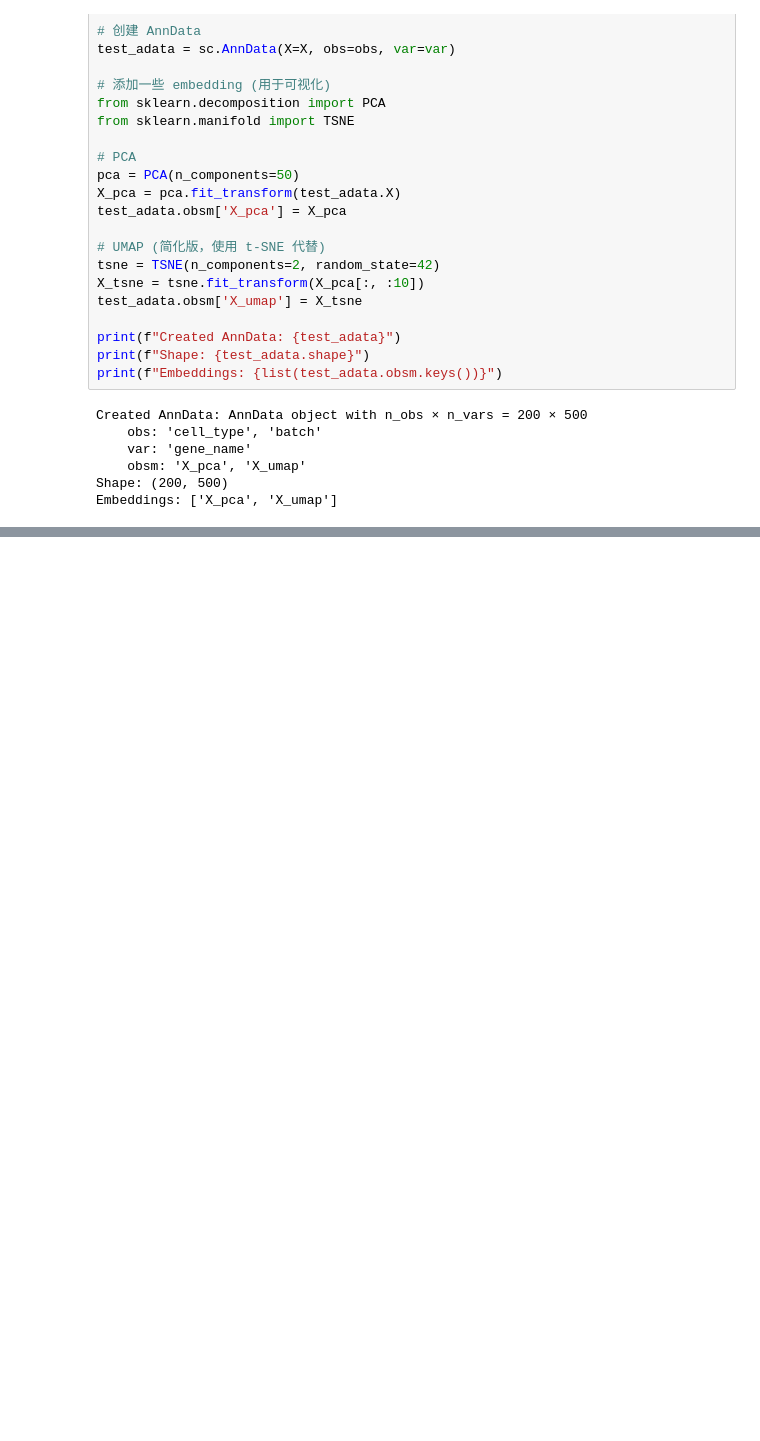
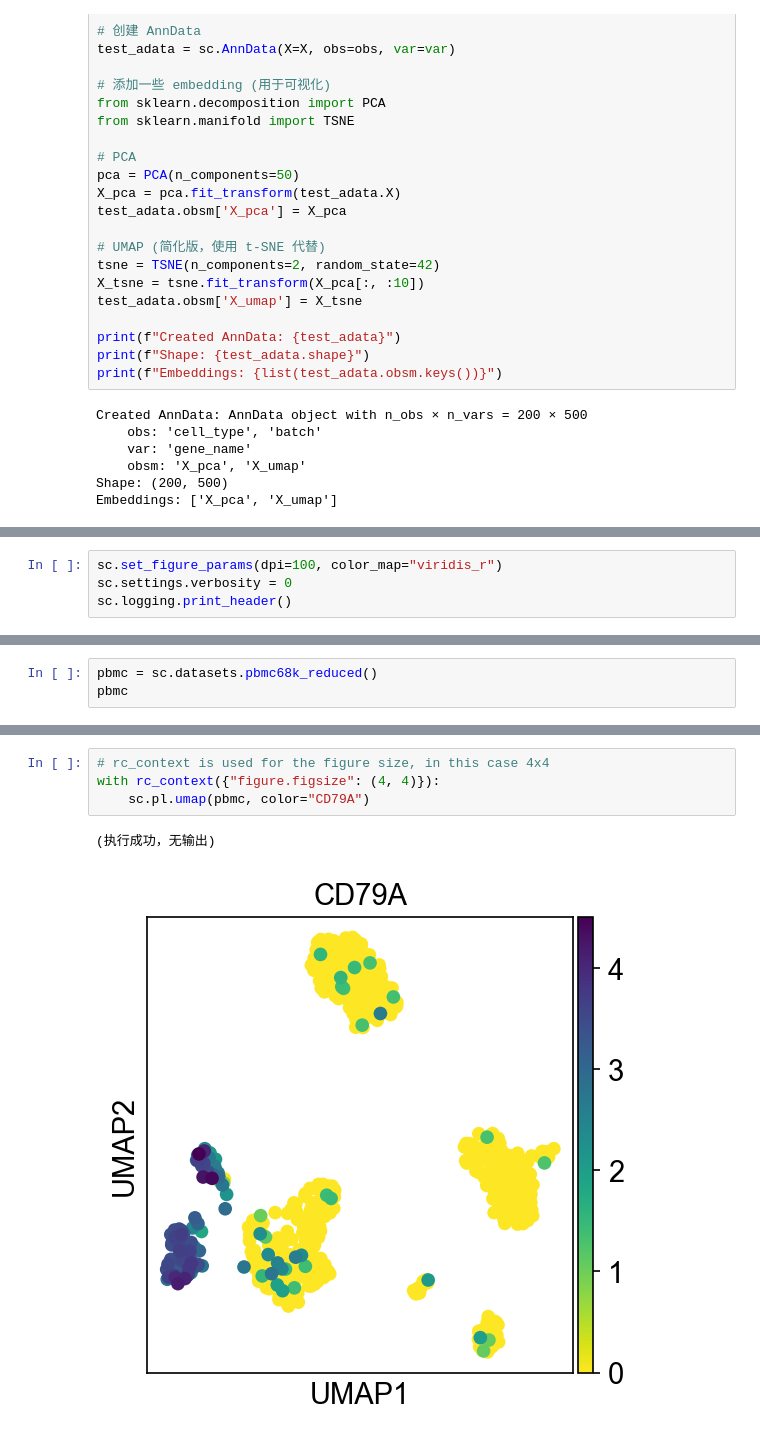
Before and after one commit to HendricksJudy/omicverse, a Jupyter notebook: omicverse_web/default.ipynb, the cells around one changed output, grey strips where cells are left out. Drawn from its saved outputs; the diff is of its cells as text; blank space fills up the shorter version.

```diff
--- a/omicverse_web/default.ipynb
+++ b/omicverse_web/default.ipynb
@@ -56,0 +73,4 @@ for i in range(10):
+# %%
+sc.set_figure_params(dpi=100, color_map="viridis_r")
+sc.settings.verbosity = 0
+sc.logging.print_header()
@@ -56,0 +95,3 @@ for i in range(10):
+# %%
+pbmc = sc.datasets.pbmc68k_reduced()
+pbmc
@@ -56,0 +106,7 @@ for i in range(10):
+# %%
+# rc_context is used for the figure size, in this case 4x4
+with rc_context({"figure.figsize": (4, 4)}):
+    sc.pl.umap(pbmc, color="CD79A")
+# %% [output]
+(执行成功，无输出)
+[figure, added]
```
Also changed, not shown: parts of 4 cells of this notebook, 3 other files.
